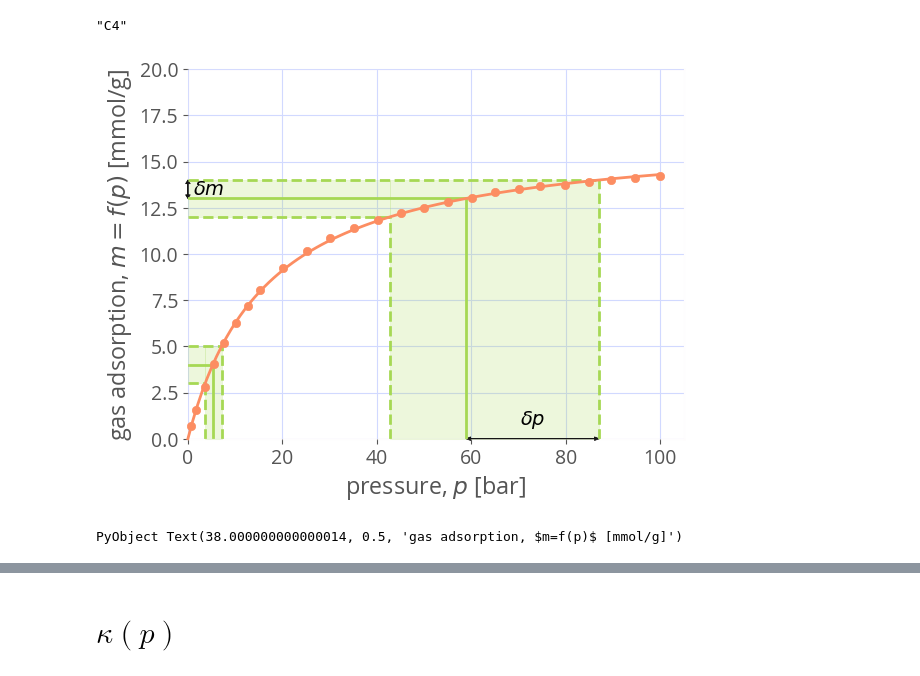
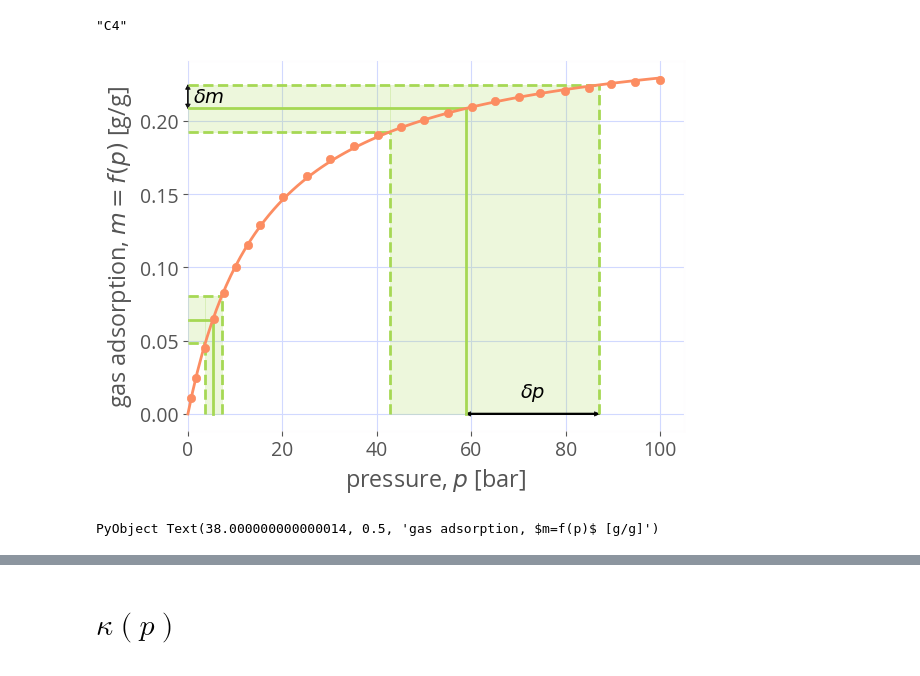
Before and after one commit to SimonEnsemble/nonlinear_sensing, a Jupyter notebook: one_d_sensing/1D sensing.ipynb, the cells around one changed output, grey strips where cells are left out. Cells and saved outputs as stored; diff of their text form; code cells hidden in the pictures.

```diff
--- a/one_d_sensing/1D sensing.ipynb
+++ b/one_d_sensing/1D sensing.ipynb
@@ -18,6 +18,7 @@ df = Dict{String, DataFrame}()
 for mof in mofs
     df[mof] = CSV.read("ch4_" * mof * "_25C.csv", comment="#")
     df[mof][!, :m_mmol_g] = df[mof][:, Symbol("N(cm3/g)")] / 22.4
+    df[mof][!, :g_g] = df[mof][!, :m_mmol_g] * 16.04 / 1000
 end
 first(df[mofs[1]], 3)
 # %% [output]
@@ -30,6 +31,6 @@ first(df[mofs[1]], 3)
 # %% [markdown]
 fit Langmuir model
 # %%
-params = Dict(mof => fit_adsorption_isotherm(df[mof], Symbol("P(bar)"), :m_mmol_g, :langmuir) for mof in mofs)
+params = Dict(mof => fit_adsorption_isotherm(df[mof], Symbol("P(bar)"), :g_g, :langmuir) for mof in mofs)
 # %% [output]
 Dict{String,Dict{String,Float64}} with 2 entries:
@@ -66,56 +67,58 @@ PyObject Text(34.000000000000014, 0.5, 'gas uptake [mmol/g]')
 
 Rachel: put $\kappa(P)$ and $\kappa(m)$ for inverse problem here.
 # %%
-δm = 1.0
+δm = 16.04 / 1000
 δ_color = "C4"
 # %% [output]
 "C4"
 # %%
-ms = [4.0, 13.0]
+ms = [4.0 * 16.04 / 1000, 13.0 * 16.04 / 1000]
 
 figure()
 p = range(0.0, 100.0, length=100)
 mof = "HKUST-1"
-scatter(df[mof][:, Symbol("P(bar)")], df[mof][:, :m_mmol_g], zorder=1000,
+scatter(df[mof][:, Symbol("P(bar)")], df[mof][:, :g_g], zorder=1000,
     clip_on=false, color=mof_to_color[mof])
 plot(p, params[mof]["M"] * params[mof]["K"] * p ./ (1 .+ params[mof]["K"] * p),
     label=mof, zorder=1000, clip_on=false, color=mof_to_color[mof])
 for (i, m) in enumerate(ms)
     p = g(m, mof)
     plot([p, p], [0, m], color=δ_color)
     plot([0, p], [m, m], color=δ_color)
     m_low = m - δm
     m_high = m + δm
     p_low = g(m_low, mof)
     p_high = g(m_high, mof)
     plot([p_low, p_low], [0, m_low], linestyle="--", color=δ_color)
     plot([0, p_low], [m_low, m_low], linestyle="--", color=δ_color)
     plot([p_high, p_high], [0, m_high], linestyle="--", color=δ_color)
     plot([0, p_high], [m_high, m_high], linestyle="--", color=δ_color)
 
     ps = range(p_low, p_high, length=200)
     fill_between(ps, [m_high for _ = 1:length(ps)], alpha=0.2, color=δ_color)
     fill_between([0.0, p_low], [m_low, m_low], [m_high, m_high], alpha=0.2, color=δ_color)
     if i == 2
+        arrow_dx = 1
+        arrow_dy = 0.2 * 0.015
         arrow(0.0, m, 0.0, δm, length_includes_head=true,
-          head_width=1, head_length=0.2, clip_on=false, color="k")
+          head_width=arrow_dx, head_length=arrow_dy, clip_on=false, color="k")
         arrow(0.0, m+δm, 0.0, -δm, length_includes_head=true,
-          head_width=1, head_length=0.2, clip_on=false, color="k")
+          head_width=arrow_dx, head_length=arrow_dy, clip_on=false, color="k")
         text(1.0, m + δm / 2, L"$\delta m$", verticalalignment="center")
 
         arrow(p, 0.0, p_high-p, 0.0, length_includes_head=true,
-          head_width=0.2, head_length=1, clip_on=false, color="k")
+          head_width=arrow_dy, head_length=arrow_dx, clip_on=false, color="k")
         arrow(p_high, 0.0, p-p_high, 0.0, length_includes_head=true,
-          head_width=0.2, head_length=1, clip_on=false, color="k")
-        text(p + (p_high-p)/2, 0.75, L"$\delta p$", horizontalalignment="center")
+          head_width=arrow_dy, head_length=arrow_dx, clip_on=false, color="k")
+        text(p + (p_high-p)/2, 0.75 * 0.015, L"$\delta p$", horizontalalignment="center")
     end
 end
 
 xlim(xmin=0.0)
-ylim([0.0, 20.0])
+#ylim([0.0, 20.0])
 xlabel(L"pressure, $p$ [bar]")
-ylabel(L"gas adsorption, $m=f(p)$ [mmol/g]")
+ylabel(L"gas adsorption, $m=f(p)$ [g/g]")
 # %% [output]
-[figure, old version]
+[figure, new version]
-PyObject Text(38.000000000000014, 0.5, 'gas adsorption, $m=f(p)$ [mmol/g]')
+PyObject Text(38.000000000000014, 0.5, 'gas adsorption, $m=f(p)$ [g/g]')
 # %%
```
Also changed, not shown: parts of 6 cells of this notebook.
